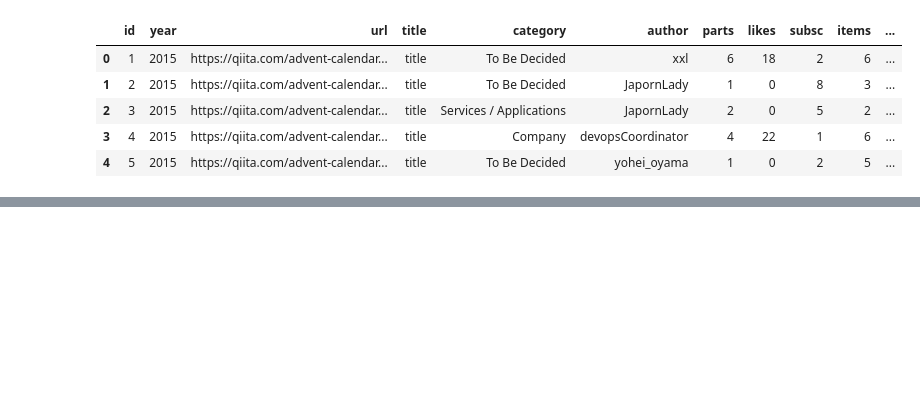
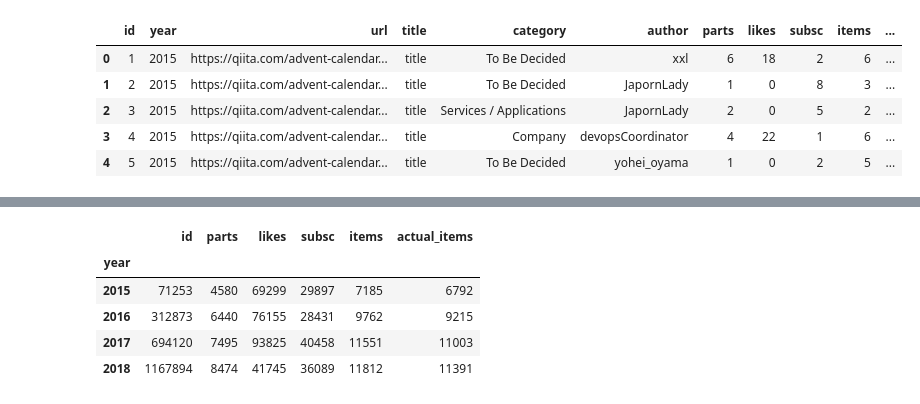
Before and after one commit to suaaa7/QiitaAdventCalendar, a Jupyter notebook: analysis.ipynb, the cells around one changed output, grey strips where cells are left out. Saved outputs shown, nothing was run; the diff lists cells and outputs as text; code cells hidden in the pictures; blank space fills up the shorter version.

```diff
--- a/analysis.ipynb
+++ b/analysis.ipynb
@@ -44,0 +47,10 @@ plt.show()
+# %%
+df_tmp = df.groupby("year").sum()
+df_tmp
+# %% [output]
+|  | id | parts | likes | subsc | items | actual_items |
+| year |  |  |  |  |  |  |
+| 2015 | 71253 | 4580 | 69299 | 29897 | 7185 | 6792 |
+| 2016 | 312873 | 6440 | 76155 | 28431 | 9762 | 9215 |
+| 2017 | 694120 | 7495 | 93825 | 40458 | 11551 | 11003 |
+| 2018 | 1167894 | 8474 | 41745 | 36089 | 11812 | 11391 |
```
Also changed, not shown: parts of 4 cells of this notebook.
